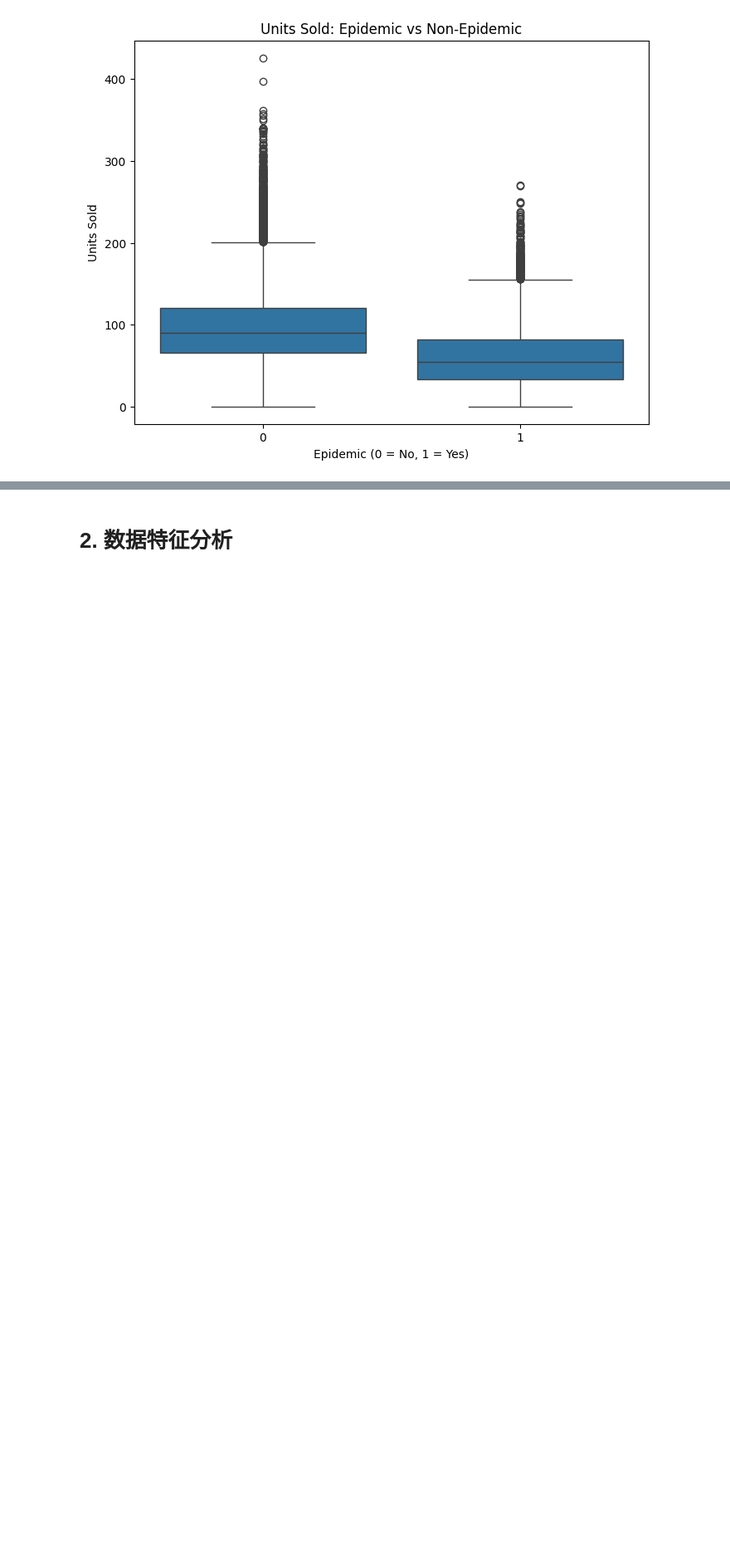
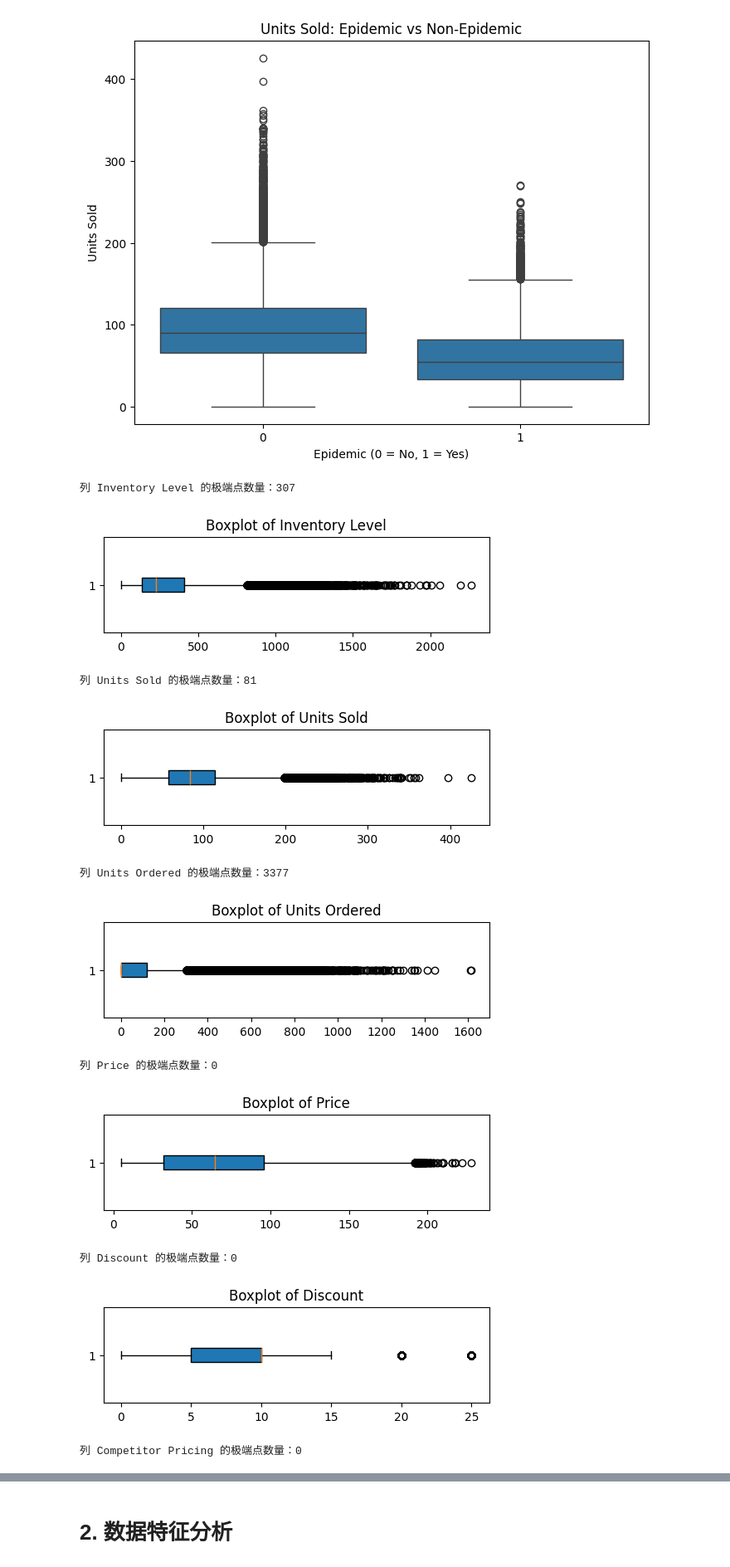
Before and after one commit to StarsWei/Retail-Store-Inventory-and-Demand-Forecasting, a Jupyter notebook: notebooks/EDA.ipynb, the cells around one changed output, grey strips where cells are left out. Shown at 83% size. Cells and saved outputs as stored; diff of their text form; code cells hidden in the pictures; blank space fills up the shorter version.

```diff
--- a/EDA.ipynb
+++ b/notebooks/EDA.ipynb
@@ -7,7 +7,7 @@ import pandas as pd
 # %% [markdown]
 加载数据
 # %%
-data = pd.read_csv("sales_data.csv")
+data = pd.read_csv("../data/raw/sales_data.csv")
 # %% [markdown]
 # 1. 数据质量分析
 # %% [markdown]
@@ -426,3 +448,44 @@ plt.ylabel('Units Sold')
 plt.show()
 # %% [output]
 [figure]
+# %%
+import pandas as pd
+import matplotlib.pyplot as plt
+
+# 数值型列（根据你的数据结构）
+numeric_cols = ['Inventory Level', 'Units Sold', 'Units Ordered',
+                'Price', 'Discount', 'Competitor Pricing', 'Demand']
+
+for col in numeric_cols:
+    Q1 = data[col].quantile(0.25)
+    Q3 = data[col].quantile(0.75)
+    IQR = Q3 - Q1
+
+    mild_lower = Q1 - 1.5 * IQR
+    mild_upper = Q3 + 1.5 * IQR
+    extreme_lower = Q1 - 3 * IQR
+    extreme_upper = Q3 + 3 * IQR
+
+    # 标记异常点与极端点
+    data[f'{col}_is_mild_outlier'] = ((data[col] < mild_lower) | (data[col] > mild_upper))
+    data[f'{col}_is_extreme_outlier'] = ((data[col] < extreme_lower) | (data[col] > extreme_upper))
+
+    print(f"列 {col} 的极端点数量：{data[f'{col}_is_extreme_outlier'].sum()}")
+
+    # 画箱线图
+    plt.figure(figsize=(6, 1.5))
+    plt.boxplot(data[col], vert=False, patch_artist=True)
+    plt.title(f"Boxplot of {col}")
+    plt.show()
+# %% [output]
+列 Inventory Level 的极端点数量：307
+[figure, added]
+列 Units Sold 的极端点数量：81
+[figure, added]
+列 Units Ordered 的极端点数量：3377
+[figure, added]
+列 Price 的极端点数量：0
+[figure, added]
+列 Discount 的极端点数量：0
+[figure, added]
+列 Competitor Pricing 的极端点数量：0
```
Also changed, not shown: parts of 5 cells of this notebook, 13 other files.
